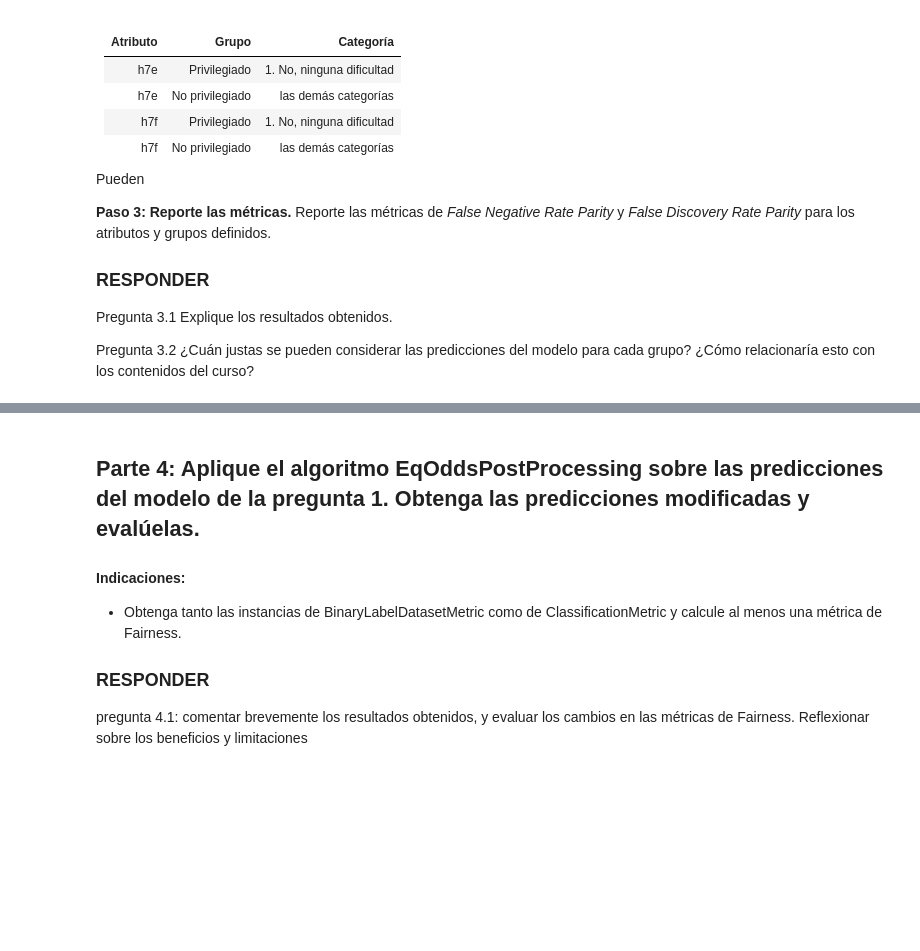
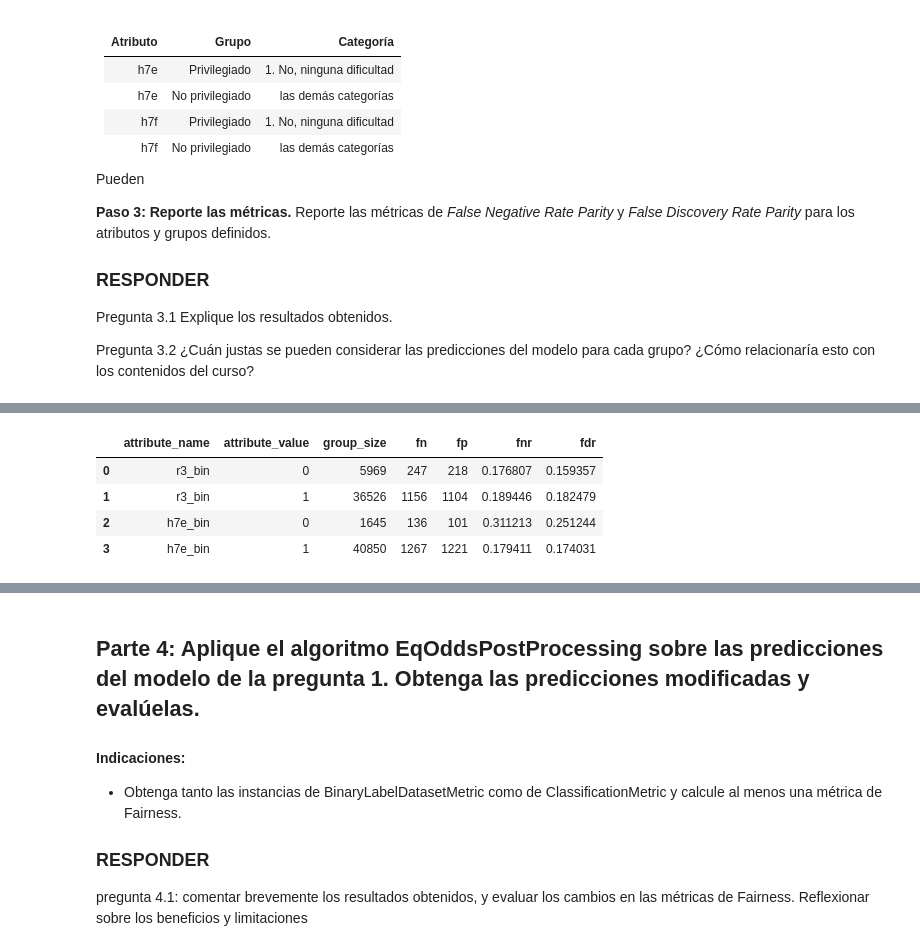
Before and after one commit to SergioHdezDC/Taller_ETI195_Casen2024, a Jupyter notebook: TallerSumativo_2_Casen.ipynb, the cells around one changed output, grey strips where cells are left out. Saved outputs shown, nothing was run; the diff lists cells and outputs as text; code cells hidden in the pictures; blank space fills up the shorter version.

```diff
--- a/TallerSumativo_2_Casen.ipynb
+++ b/TallerSumativo_2_Casen.ipynb
@@ -488,0 +615,31 @@ Pregunta 3.2 ¿Cuán justas se pueden considerar las predicciones del modelo par
+# %%
+aequitas_df = pd.DataFrame({
+    "r3_bin": fairness_df["r3_bin"].astype(str).values,
+    "h7e_bin": fairness_df["h7e_bin"].astype(str).values,
+    "label_value": y_test.values.astype(int),
+    "score": y_pred.astype(int)
+})
+
+group = Group()
+
+xtab, _ = group.get_crosstabs(aequitas_df)
+
+tabla_fairness = xtab[
+    [
+        "attribute_name",
+        "attribute_value",
+        "group_size",
+        "fn",
+        "fp",
+        "fnr",
+        "fdr"
+    ]
+]
+
+tabla_fairness
+# %% [output]
+|  | attribute_name | attribute_value | group_size | fn | fp | fnr | fdr |
+| 0 | r3_bin | 0 | 5969 | 247 | 218 | 0.176807 | 0.159357 |
+| 1 | r3_bin | 1 | 36526 | 1156 | 1104 | 0.189446 | 0.182479 |
+| 2 | h7e_bin | 0 | 1645 | 136 | 101 | 0.311213 | 0.251244 |
+| 3 | h7e_bin | 1 | 40850 | 1267 | 1221 | 0.179411 | 0.174031 |
```
Also changed, not shown: parts of 7 cells of this notebook.
